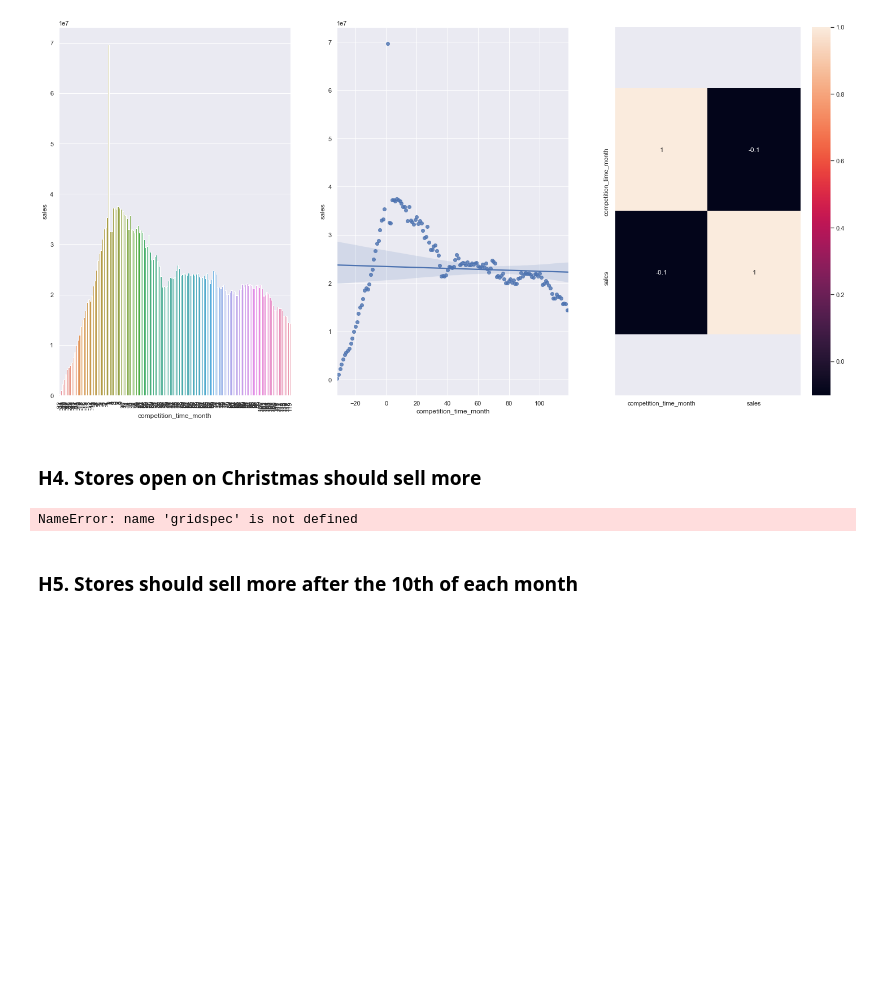
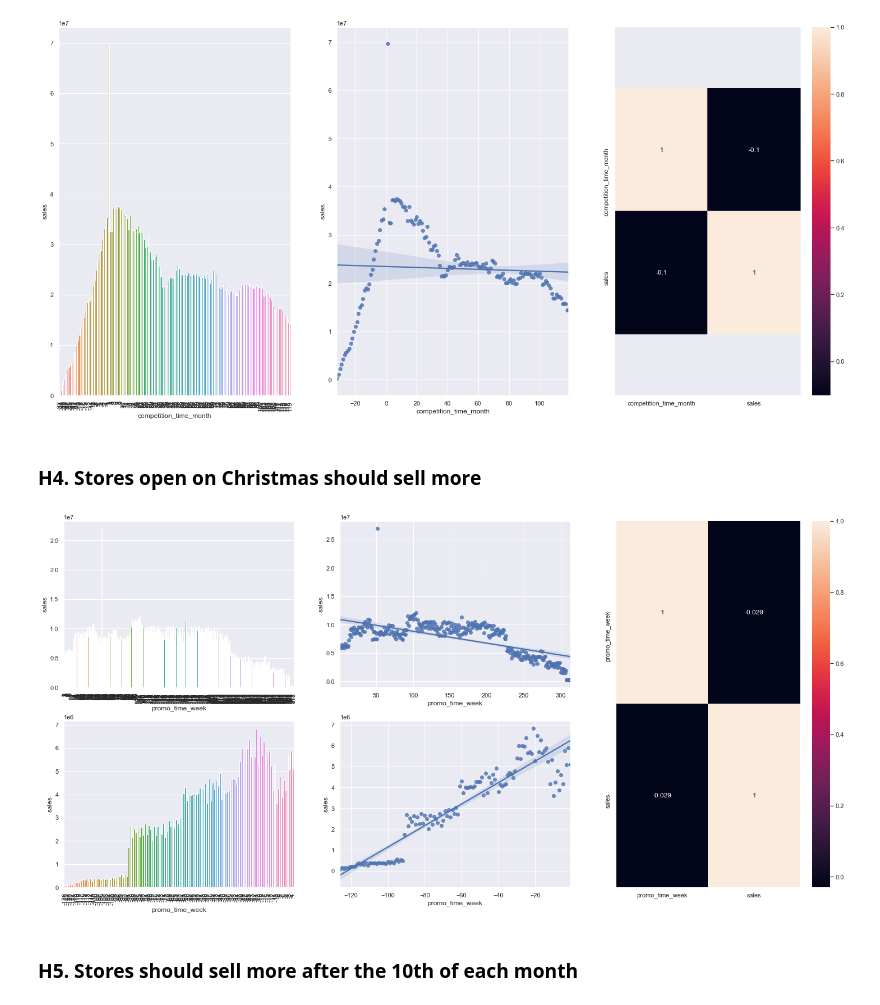
Before and after one commit to BernardoRFonseca/RossmannSalesPred, a Jupyter notebook: Store Sales Prediction.ipynb, the cells around one changed output. Drawn from its saved outputs; the diff is of its cells as text; code cells hidden in the pictures; blank space fills up the shorter version.

```diff
--- a/Store Sales Prediction.ipynb
+++ b/Store Sales Prediction.ipynb
@@ -672,25 +679,25 @@ x.set_ylim( bottom+0.5, top-0.5);
 ### H4. Stores open on Christmas should sell more
 # %%
 aux1 = df5[['promo_time_week', 'sales']].groupby( 'promo_time_week').sum().reset_index()
-grid = gridspec.GridSpec( 2, 3 )
+grid = GridSpec( 2, 3 )
 plt.subplot( grid[0,0] )
 
 aux2 = aux1[aux1['promo_time_week'] > 0] # promo extendido
 sns.barplot( x='promo_time_week', y='sales', data=aux2 );
 plt.xticks( rotation=90 );
 plt.subplot( grid[0,1] )
 sns.regplot( x='promo_time_week', y='sales', data=aux2 );
 plt.subplot( grid[1,0] )
 
 aux3 = aux1[aux1['promo_time_week'] < 0] # promo regular
 sns.barplot( x='promo_time_week', y='sales', data=aux3 );
 plt.xticks( rotation=90 );
 plt.subplot( grid[1,1] )
 sns.regplot( x='promo_time_week', y='sales', data=aux3 );
 plt.subplot( grid[:,2] )
 sns.heatmap( aux1.corr( method='pearson' ), annot=True );
 # %% [output]
-NameError: name 'gridspec' is not defined
+[figure, added]
 # %% [markdown]
 ### H5. Stores should sell more after the 10th of each month
 # %%
```
Also changed, not shown: parts of 29 cells of this notebook.
